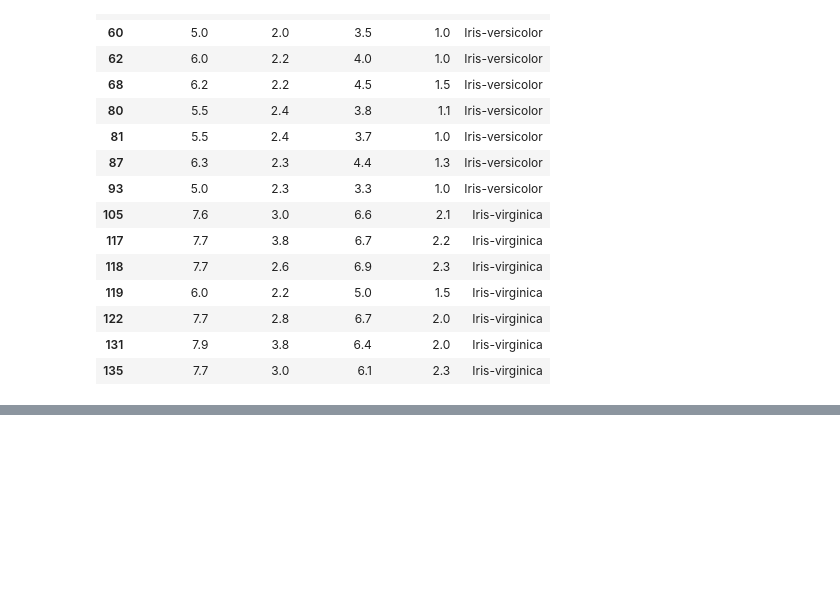
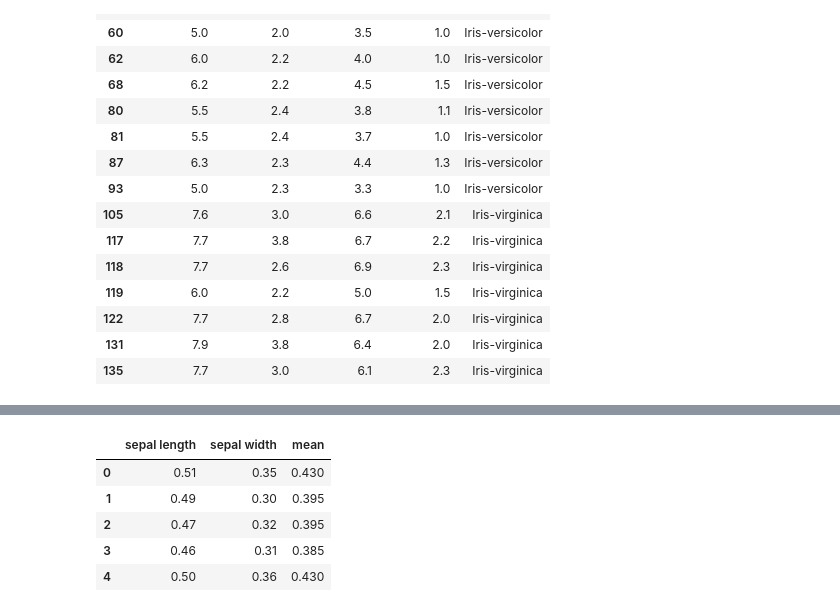
Before and after one commit to angelbujalance/Formacion-Pandas, a Jupyter notebook: formacion_pandas_acc-song.ipynb, the cells around one changed output, grey strips where cells are left out. Cells and saved outputs as stored; diff of their text form; code cells hidden in the pictures; blank space fills up the shorter version.

```diff
--- a/formacion_pandas_acc-song.ipynb
+++ b/formacion_pandas_acc-song.ipynb
@@ -447,0 +529,9 @@ iris.loc[(iris['sepal width'] < 2.5) | (iris['sepal length'] > 7.5)]
+# %%
+sepal.apply(lambda i: i/10).head()
+# %% [output]
+|  | sepal length | sepal width | mean |
+| 0 | 0.51 | 0.35 | 0.430 |
+| 1 | 0.49 | 0.30 | 0.395 |
+| 2 | 0.47 | 0.32 | 0.395 |
+| 3 | 0.46 | 0.31 | 0.385 |
+| 4 | 0.50 | 0.36 | 0.430 |
```
Also changed, not shown: parts of 13 cells of this notebook.
